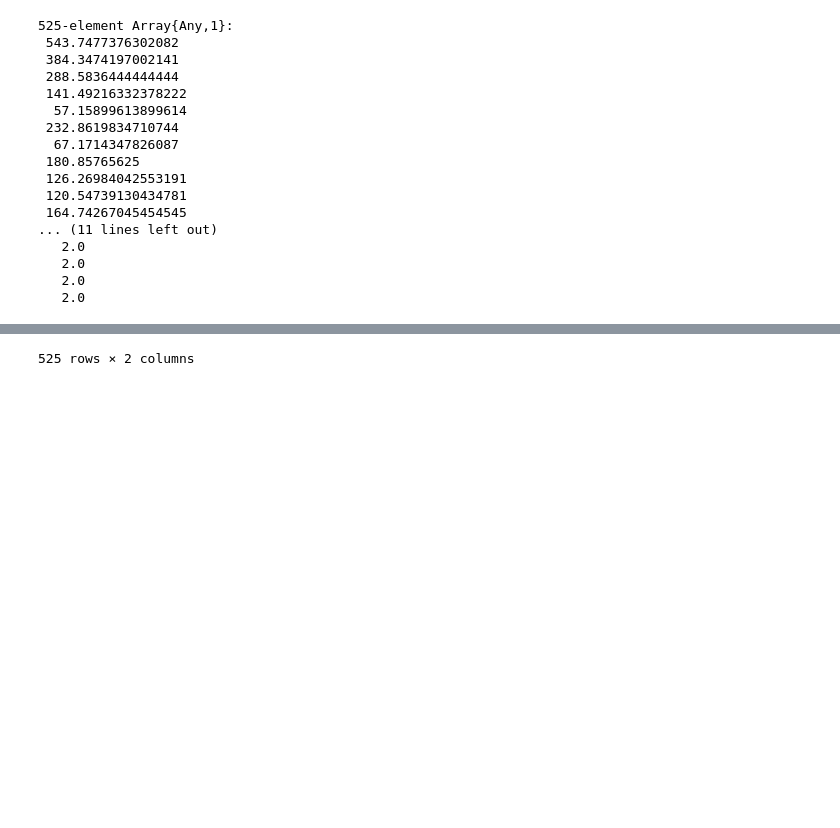
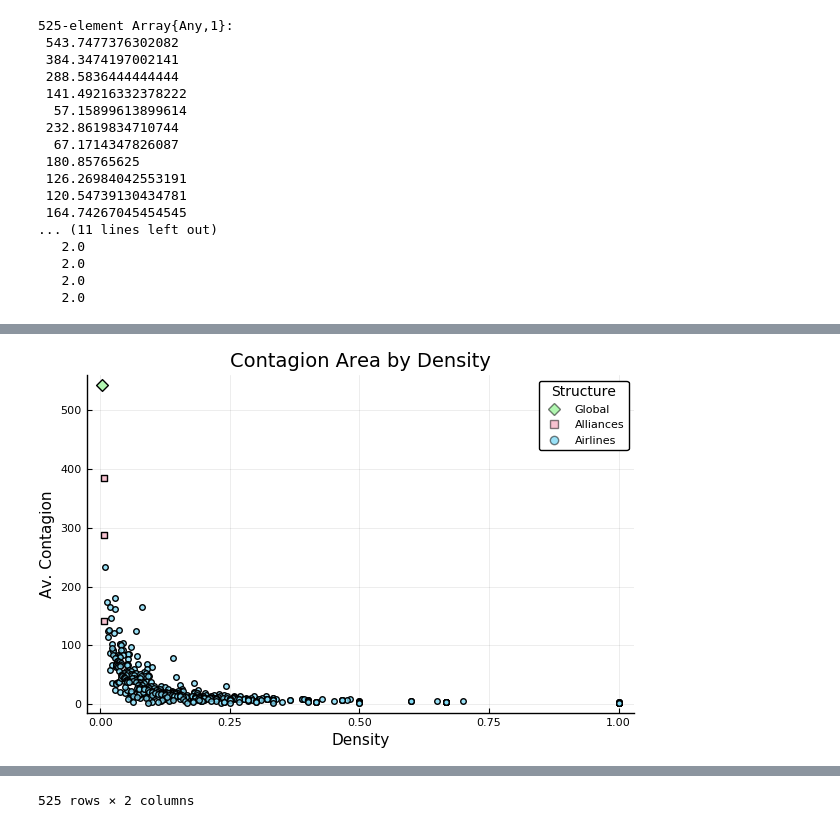
Before and after one commit to Yuriyama/Proyecto_aerolineas, a Jupyter notebook: Code/Densidad.ipynb, the cells around one changed output, grey strips where cells are left out. Saved outputs shown, nothing was run; the diff lists cells and outputs as text; code cells hidden in the pictures; blank space fills up the shorter version.

```diff
--- a/Code/Densidad.ipynb
+++ b/Code/Densidad.ipynb
@@ -348,0 +372,36 @@ plot_densidad_cobertura = scatter(densidad, cobertura)
+# %%
+# Grafico densidad vs cobertura dividido
+
+plot_densidad_cobertura = scatter([densidad_g], [cobertura_g],
+                                    title = "Contagion Area by Density",
+                                    xlabel = "Density",
+                                    ylabel = "Av. Contagion",
+                                    legend = true,
+                                    legendtitle = "Structure",
+                                    label = "Global",
+                                    #size = (500,500),
+                                    #aspect_ratio= 1,
+                                    markershape = :diamond,
+                                    markersize = 6,
+                                    #markeralpha = 0.6,
+                                    markercolor = "#A9F5A9",
+                                    markerstrokealpha = 0.5,
+                                    alpha = 0.9)
+scatter!(densidad_al, cobertura_al,
+            legend = true,
+            label = "Alliances",
+            markershape = :square,
+            markersize = 5,
+            markeralpha = 0.7,#,
+            markerstrokealpha = 0.5,
+            markercolor = "#F5A9BC")
+scatter!(densidad_aer, cobertura_aer,
+            legend = true,
+            label = "Airlines",
+            markershape = :circle,
+            markersize = 4,
+            markercolor = "#81DAF5",
+            markerstrokealpha = 0.5,
+            markeralpha = 0.8)
+# %% [output]
+[figure, added]
```
Also changed, not shown: parts of 10 cells of this notebook, 1 other file.
